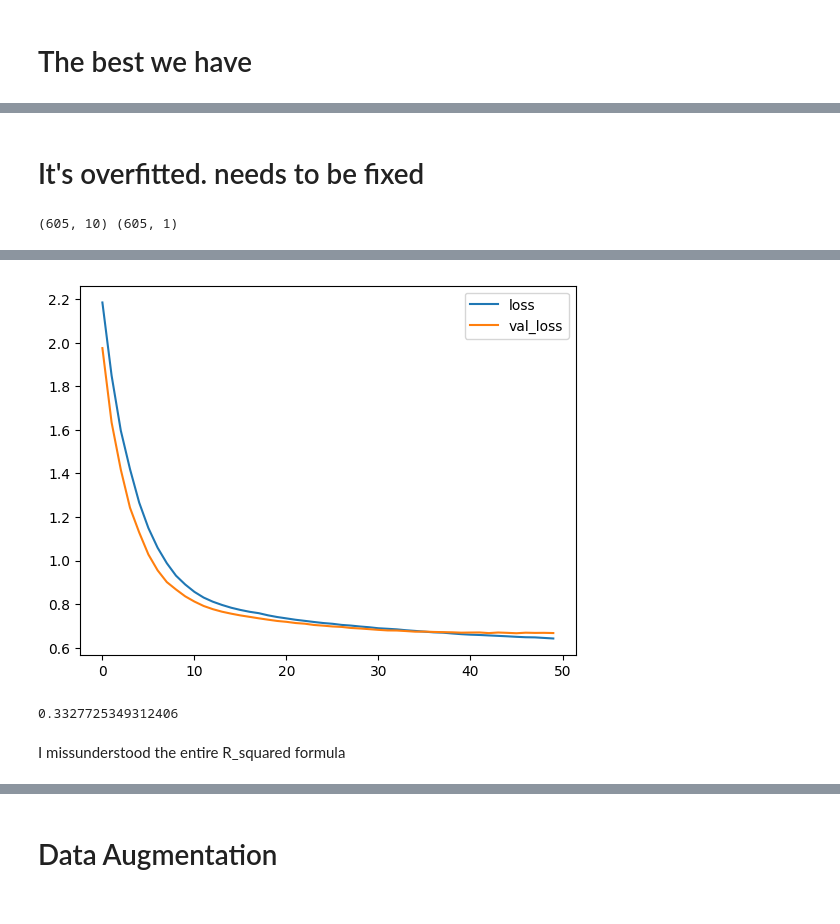
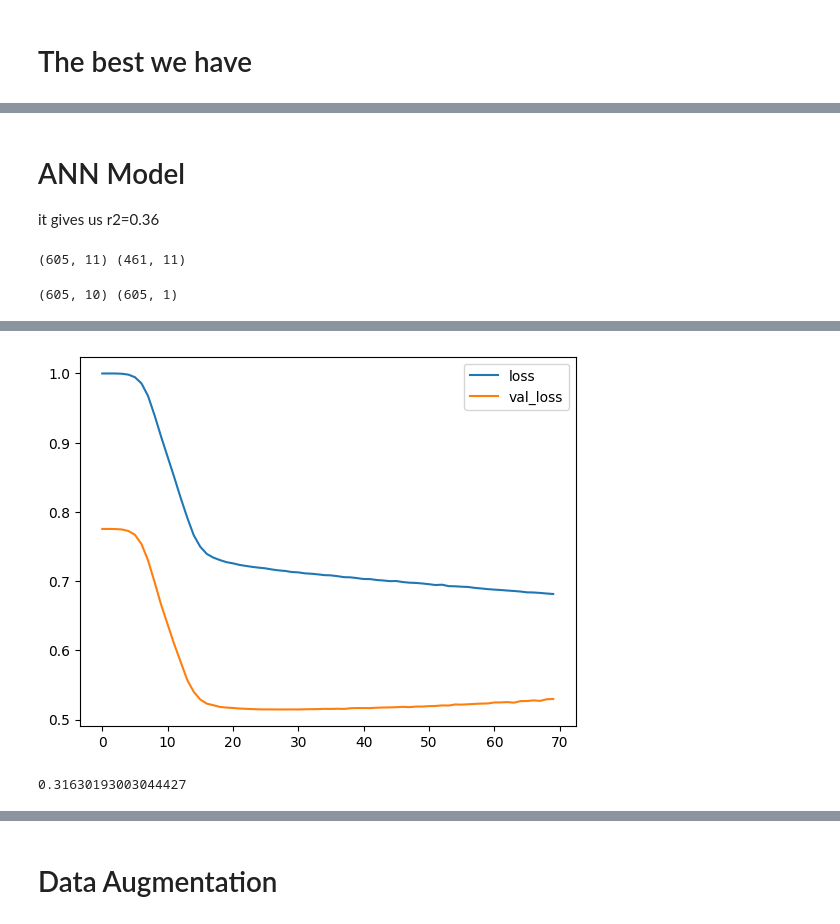
Before and after one commit to zaniargh42/dissolved_oxygen, a Jupyter notebook: dissolved_oxygen.ipynb, the cells around one changed output, grey strips where cells are left out. Saved outputs shown, nothing was run; the diff lists cells and outputs as text; code cells hidden in the pictures.

```diff
--- a/dissolved_oxygen.ipynb
+++ b/dissolved_oxygen.ipynb
@@ -365,5 +124,10 @@ plt.show()
-# %% [markdown]
-# It's overfitted. needs to be fixed
+# %% [markdown]
+# ANN Model
+it gives us r2=0.36
+# %%
+train , test =_load_data()
+# %% [output]
+(605, 11) (461, 11)
 # %%
 X_train,y_train=_prepare_data(train)
 X_train,y_train , X_scaler , y_scaler=_scale_data(X_train,y_train)
@@ -384,15 +147,25 @@ y_test=y_scaler.transform(np.array(y_test).reshape(-1,1))
 # %%
 def _compile_model(X_train,y_train,X_test,y_test,epochs,batch_size):
     model = Sequential()
-    model.add(Dense(X_train[0].shape[0], input_shape=(X_train[0].shape[0],), activation='relu'))
-    model.add(Dense(1))
+    model.add(Dense(35, input_shape=(X_train[0].shape[0],),kernel_initializer='RandomUniform', activation='relu'))
+    model.add(Dense(25,kernel_initializer='RandomUniform', activation='relu'))
+    model.add(Dense(12,kernel_initializer='RandomUniform', activation='relu'))
+    model.add(Dense(6,kernel_initializer='RandomUniform', activation='relu'))
+    model.add(Dense(1,kernel_initializer='RandomUniform',activation='linear'))
 
     # Compile model
-    model.compile(loss='mean_squared_error', optimizer='adam')
+    model.compile(loss='mean_squared_error', optimizer=Adam(0.0001))
     model.fit(X_train, y_train,epochs=epochs,batch_size=batch_size,validation_data=(X_test,y_test))
 
     history=model.history
     y_pred=model.predict(X_test)
     r2=r2_score(y_test,y_pred)
     return history , r2 , y_pred
-history , r2 , y_pred=_compile_model(X_train,y_train,X_test,y_test,50,16)
+history , r2 , y_pred=_compile_model(X_train,y_train,X_test,y_test,70,8)
+
+plt.plot(history.history['loss'])
+plt.plot(history.history['val_loss'])
+plt.legend(['loss','val_loss'])
+plt.show()
+r2
+# %% [output]
@@ -399,11 +189,2 @@ history , r2 , y_pred=_compile_model(X_train,y_train,X_test,y_test,50,16)
+[figure, added]
+0.31630193003044427
-# %%
-plt.plot(history.history['loss'])
-plt.plot(history.history['val_loss'])
-plt.legend(['loss','val_loss'])
-plt.show()
-r2
-# %% [output]
-[figure, removed]
-0.3327725349312406
-# %% [markdown]
-I missunderstood the entire R_squared formula
```
Also changed, not shown: parts of 36 cells of this notebook.
